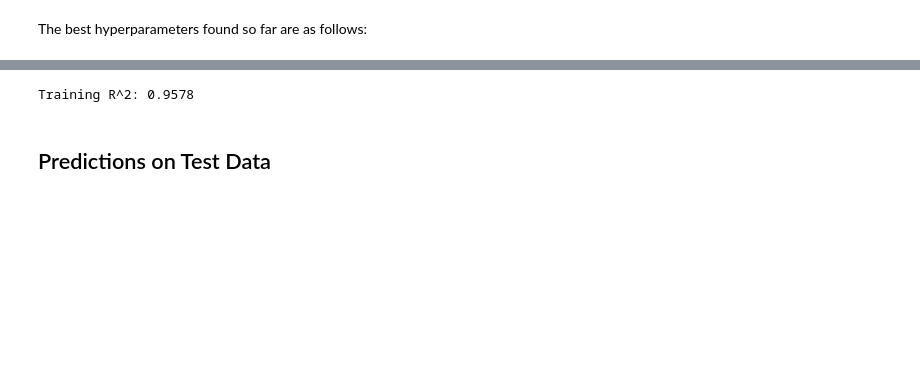
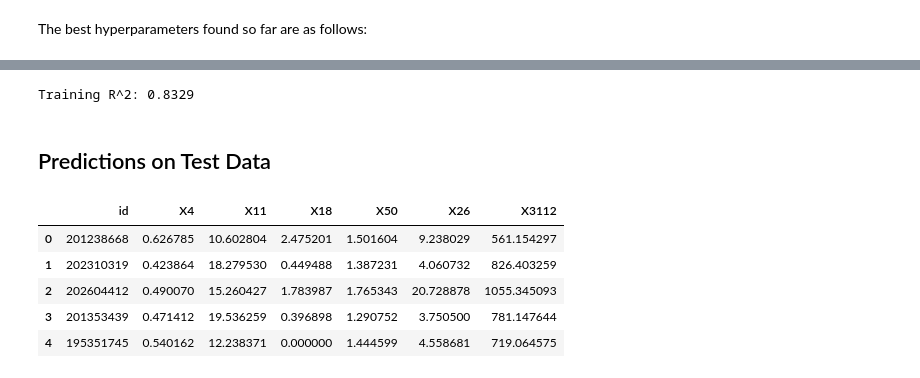
Before and after one commit to syerramilli/kaggle-notebooks, a Jupyter notebook: multimodal/planttraits-xgboost-tabular-embeddings.ipynb, the cells around one changed output, grey strips where cells are left out. Saved outputs shown, nothing was run; the diff lists cells and outputs as text; code cells hidden in the pictures; blank space fills up the shorter version.

Commit message:
Kaggle Notebook | PlantTraits - XGboost Tabular + Embeddings | Version 3

```diff
--- a/multimodal/planttraits-xgboost-tabular-embeddings.ipynb
+++ b/multimodal/planttraits-xgboost-tabular-embeddings.ipynb
@@ -346,13 +465,13 @@ Best 5-fold CV R^2: 0.2840
 # %%
-cv = KFold(n_splits=5, random_state=1, shuffle=True)
-Y_cv_pred = Y.copy()
-for i, (train_index, test_index) in enumerate(cv.split(tabular, Y)):
-    model = XGBRegressor(
+models_dict = {}
+Y_train_pred = Y.copy()
+
+for i in range(6):
+    models_dict[targets[i]] = XGBRegressor(
         tree_method="hist", device='cuda',
-        **study.best_params
+        **BEST_PARAMS[targets[i]]
     ).fit(
-        cp.array(X.iloc[train_index, :]),
-        cp.array(Y.iloc[train_index, :])
+        cp.array(X), cp.array(Y.iloc[:, i])
     )
 
-    Y_cv_pred.iloc[test_index, :] = model.predict(cp.array(X.iloc[test_index, :]))
+    Y_train_pred.iloc[:, i] = models_dict[targets[i]].predict(cp.array(X))
@@ -382,9 +478,8 @@ model = XGBRegressor(
 # %%
-Y_train_pred = model.predict(cp.array(X))
 training_r2 = r2_score(Y, Y_train_pred)
 print(f'Training R^2: {training_r2:.4f}')
 # %% [output]
-Training R^2: 0.9578
+Training R^2: 0.8329
 # %% [markdown]
 ## Predictions on Test Data
 # %%
@@ -402,0 +489,26 @@ submission.to_csv('submission.csv', index=False)
+# %%
+test_preds = []
+for i in range(6):
+    test_preds.append(
+        np.maximum(models_dict[targets[i]].predict(cp.array(test)), 0)
+    )
+
+test_preds = np.column_stack(test_preds)
+# %%
+submission = pd.DataFrame(
+    test_preds,
+    columns=targets,
+    index=test.index
+).reset_index()
+
+
+submission.to_csv('submission.csv', index=False)
+# %%
+submission.head()
+# %% [output]
+|  | id | X4 | X11 | X18 | X50 | X26 | X3112 |
+| 0 | 201238668 | 0.626785 | 10.602804 | 2.475201 | 1.501604 | 9.238029 | 561.154297 |
+| 1 | 202310319 | 0.423864 | 18.279530 | 0.449488 | 1.387231 | 4.060732 | 826.403259 |
+| 2 | 202604412 | 0.490070 | 15.260427 | 1.783987 | 1.765343 | 20.728878 | 1055.345093 |
+| 3 | 201353439 | 0.471412 | 19.536259 | 0.396898 | 1.290752 | 3.750500 | 781.147644 |
+| 4 | 195351745 | 0.540162 | 12.238371 | 0.000000 | 1.444599 | 4.558681 | 719.064575 |
```
Also changed, not shown: parts of 20 cells of this notebook.
